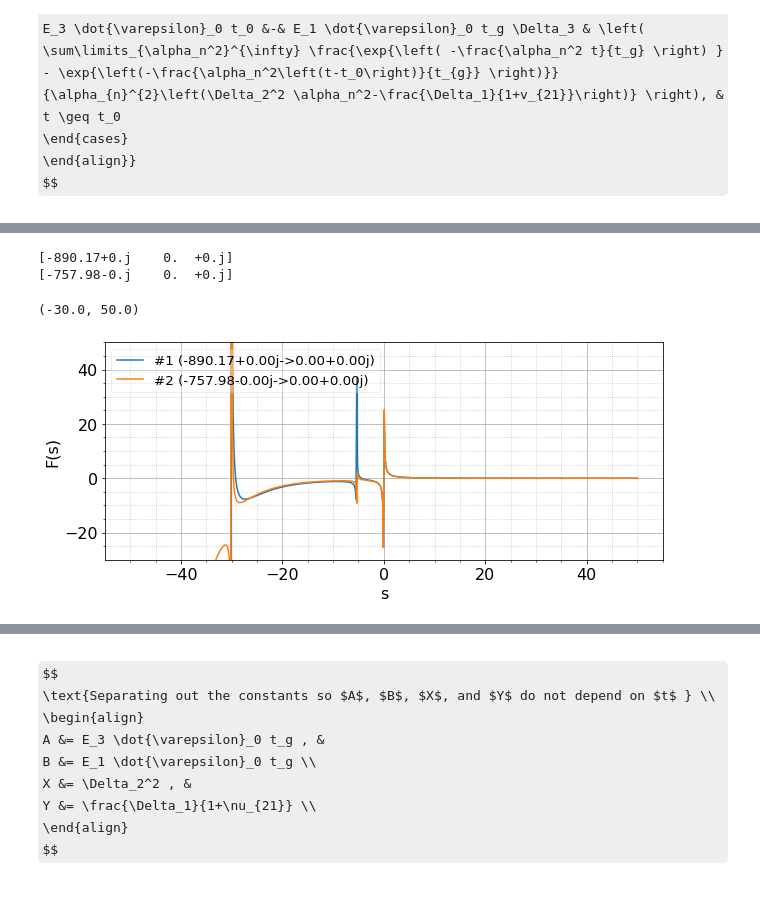
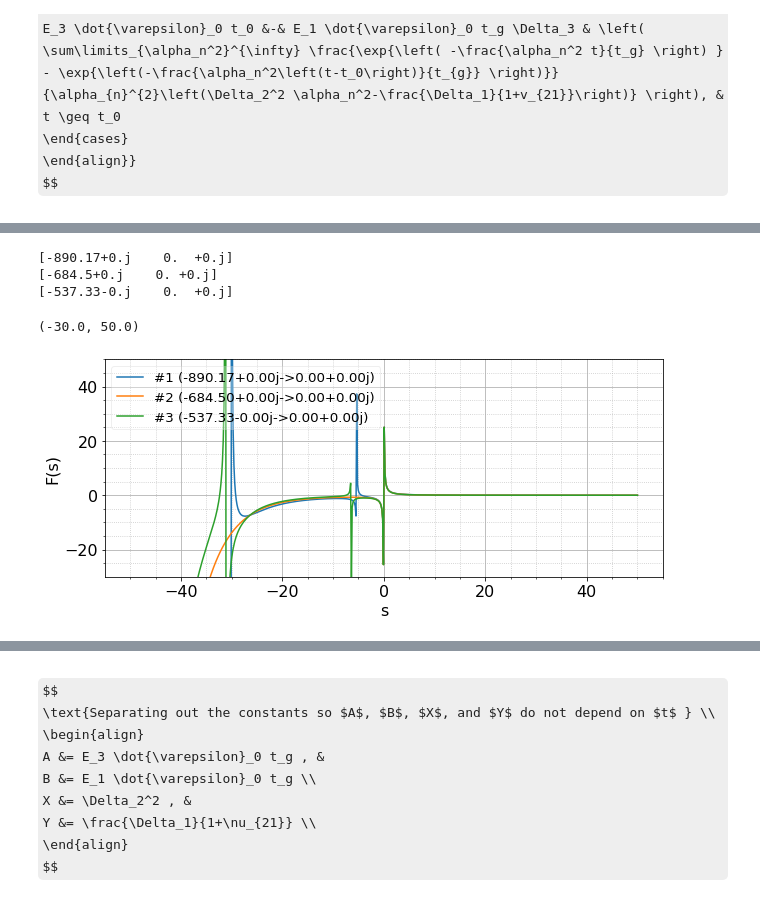
Before and after one commit to ryerrabelli/Yerrabelli-Spector-Poroelastic-Model-Code, a Jupyter notebook: src/ViscoporoelasticInversion.ipynb, the cells around one changed output, grey strips where cells are left out. Cells and saved outputs as stored; diff of their text form; code cells hidden in the pictures; some formulas as TeX source.

Commit message:
More diagnostics to search for the cause of the Cohen constant discrepancy

```diff
--- a/src/ViscoporoelasticInversion.ipynb
+++ b/src/ViscoporoelasticInversion.ipynb
@@ -334,5 +685,5 @@ $$\text{At } t/t_g=2.000, \quad \sigma(\frac{t}{t_g}), kPa=1.90001$$
 # %%
-#@title Plot Cohen over imaginary axis
+#@title ## Plot Cohen over imaginary axis
 
 importlib.reload(inverting)
 
@@ -360,15 +711,20 @@ for ind, F_s_recalc in enumerate(F_s_recalcs):
     bounds = F_s_recalc[np.array([0,-1])]
     plt.plot(plot_s, F_s_recalc, label=f"#{ind+1} ({bounds[0]:5.2f}->{bounds[1]:5.2f})")
     print(bounds.round(2))
+
+ax = fig.get_axes()[0]
 plt.xlabel("s")
 plt.ylabel("F(s)")
 plt.legend(framealpha=0.3, fontsize='small', loc="upper left")
-plt.grid(which="major")  # set major grid lines
-plt.grid(which="minor", alpha=0.75, linestyle=":")  # set minor grid lines, but make them less visible
-plt.axes().xaxis.set_minor_locator(matplotlib.ticker.AutoMinorLocator())
-plt.axes().yaxis.set_minor_locator(matplotlib.ticker.AutoMinorLocator())
-#plt.xlim([-0.5,None])
-plt.ylim([-30, 50])
+ax.grid(which="major")  # set major grid lines
+ax.grid(which="minor", alpha=0.75, linestyle=":")  # set minor grid lines, but make them less visible
+ax.xaxis.set_minor_locator(matplotlib.ticker.AutoMinorLocator())
+ax.yaxis.set_minor_locator(matplotlib.ticker.AutoMinorLocator())
+#ax.set_xlim([-0.5,None])
+ax.set_ylim([-30, 50])
+
+
+
 
 #F_s_recalcs
 # (10.207851041127167*I0rts - 6.362394053190878*I1rts_s) / (I0rts - 0.2037125075633159*I1rts_s)
@@ -378,7 +736,8 @@ plt.ylim([-30, 50])
 [-890.17+0.j    0.  +0.j]
-[-757.98-0.j    0.  +0.j]
+[-684.5+0.j    0. +0.j]
+[-537.33-0.j    0.  +0.j]
 (-30.0, 50.0)
-[figure, old version]
+[figure, new version]
 # %%
 # Numpy besseli (i0) function doesn't support complex values and only has order 0
 def I0(x): return sp.special.iv(0, x) #return np.i0(x); #besseli(0, x)
```
Also changed, not shown: parts of 27 cells of this notebook, 9 other files.
